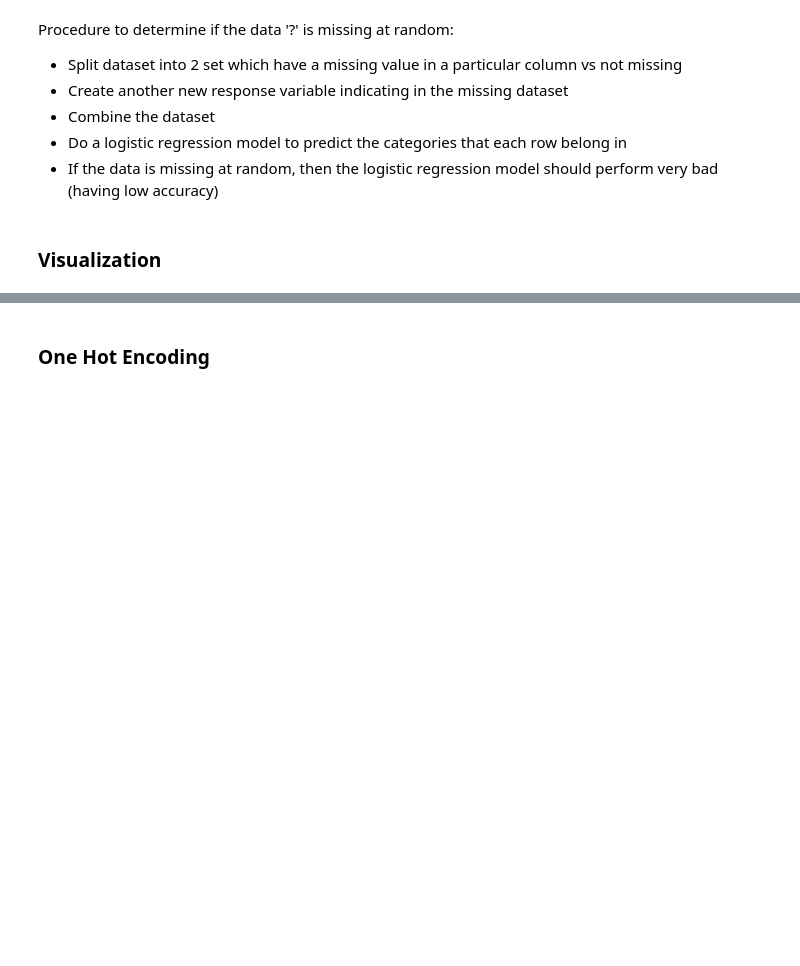
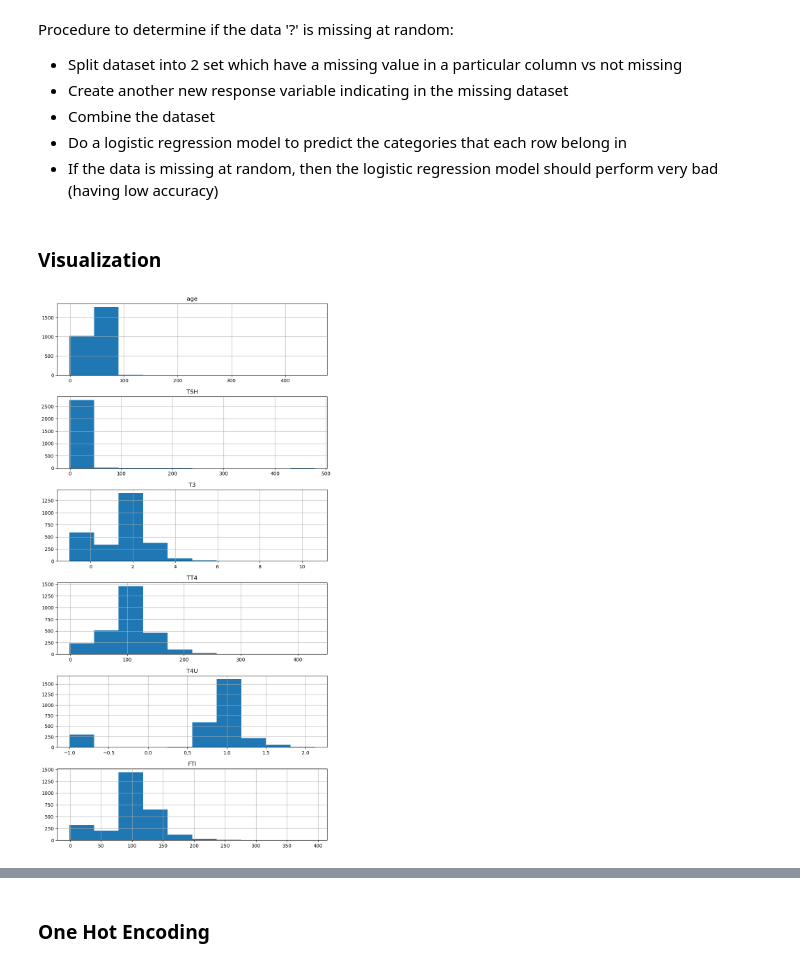
Before and after one commit to dflin96/UChicago-ADSP-31009-ON1-Machine-Learning-Predictive-Analytics-FnalProject-ThyroidDisease, a Jupyter notebook: ThyroidDisease.ipynb, the cells around one changed output, grey strips where cells are left out. Saved outputs shown, nothing was run; the diff lists cells and outputs as text; code cells hidden in the pictures; blank space fills up the shorter version.

Commit message:
Checkpoint 11/29/2024 Midday. Complete following task: 1. Add visualization for continuous variables, missingness 2. More data exploration 3. additional sections

```diff
--- a/ThyroidDisease.ipynb
+++ b/ThyroidDisease.ipynb
@@ -612,2 +612,11 @@ print('Accuracy of logistic regression classifier on test set: {:.2f}'.format(lo
 # %% [markdown]
 ### Visualization
+# %%
+fig, axes = plt.subplots(len(columns_with_continuous), 1, figsize = [10, 20])
+count = 0
+for column_with_continuous in columns_with_continuous:
+    df.hist(column = column_with_continuous, ax=axes[count])
+    count += 1
+plt.show()
+# %% [output]
+[figure, added]
```
Also changed, not shown: parts of 29 cells of this notebook.
